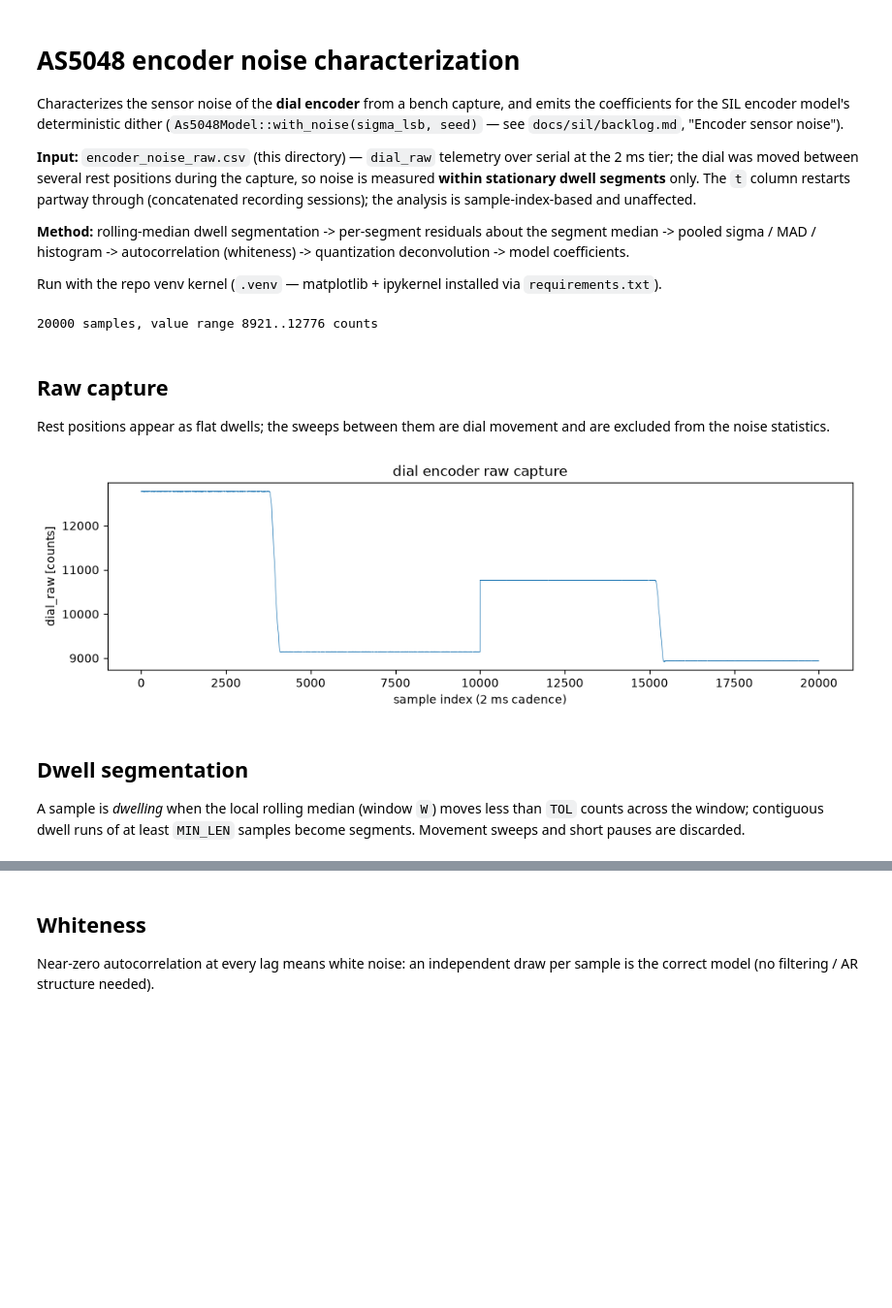
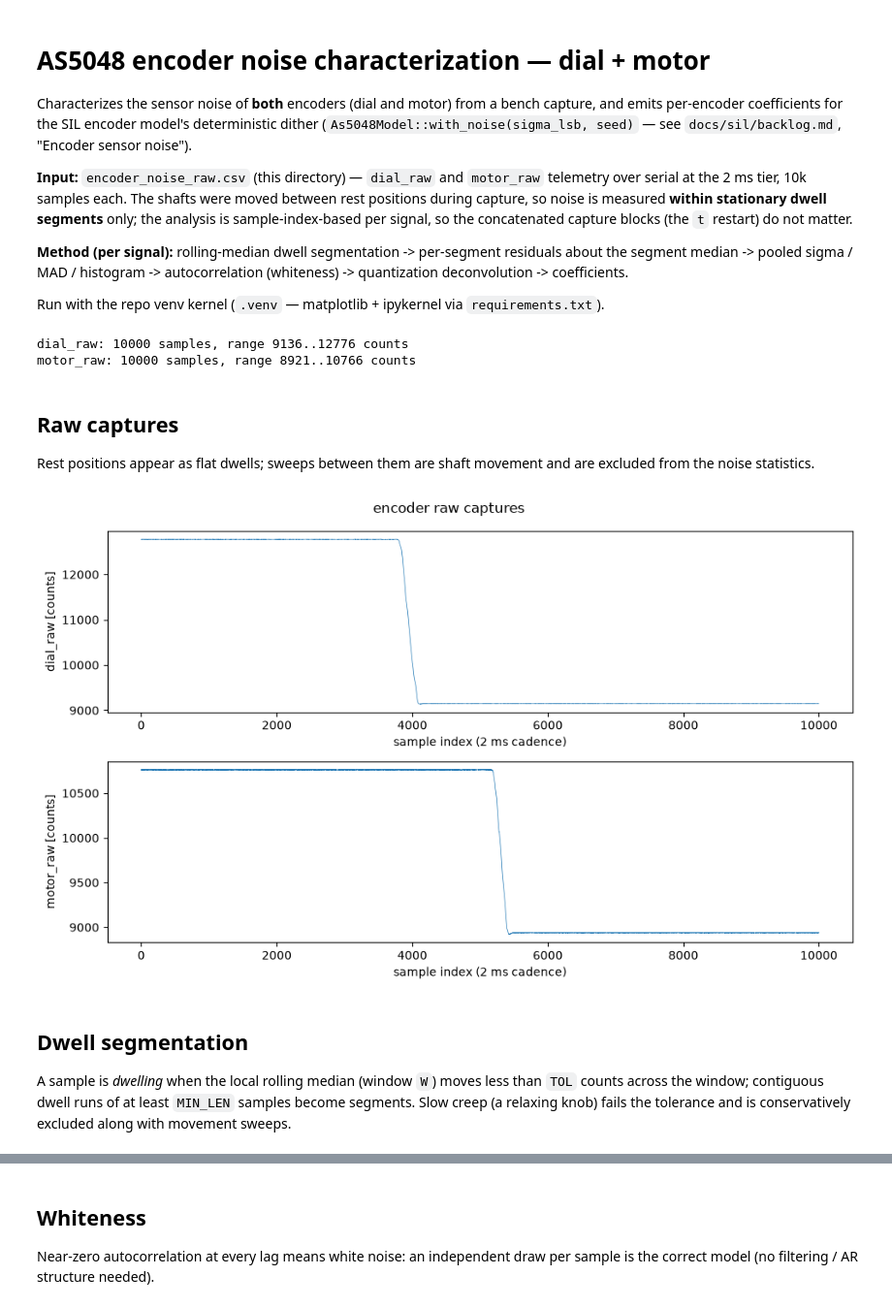
Before and after one commit to PCSmithy/pcs_bldc, a Jupyter notebook: tools/trace_analysis/encoder_noise_baseline/encoder_noise_analysis.ipynb, the cells around one changed output, grey strips where cells are left out. Shown at 97% size. Saved outputs shown, nothing was run; the diff lists cells and outputs as text; code cells hidden in the pictures; blank space fills up the shorter version.

```diff
--- a/tools/trace_analysis/encoder_noise_baseline/encoder_noise_analysis.ipynb
+++ b/tools/trace_analysis/encoder_noise_baseline/encoder_noise_analysis.ipynb
@@ -1,25 +1,27 @@
 # %% [markdown]
-# AS5048 encoder noise characterization
+# AS5048 encoder noise characterization — dial + motor
 
-Characterizes the sensor noise of the **dial encoder** from a bench capture, and
-emits the coefficients for the SIL encoder model's deterministic dither
-(`As5048Model::with_noise(sigma_lsb, seed)` — see `docs/sil/backlog.md`,
-"Encoder sensor noise").
+Characterizes the sensor noise of **both** encoders (dial and motor) from a
+bench capture, and emits per-encoder coefficients for the SIL encoder model's
+deterministic dither (`As5048Model::with_noise(sigma_lsb, seed)` — see
+`docs/sil/backlog.md`, "Encoder sensor noise").
 
-**Input:** `encoder_noise_raw.csv` (this directory) — `dial_raw` telemetry over
-serial at the 2 ms tier; the dial was moved between several rest positions during
-the capture, so noise is measured **within stationary dwell segments** only.
-The `t` column restarts partway through (concatenated recording sessions); the
-analysis is sample-index-based and unaffected.
+**Input:** `encoder_noise_raw.csv` (this directory) — `dial_raw` and
+`motor_raw` telemetry over serial at the 2 ms tier, 10k samples each. The
+shafts were moved between rest positions during capture, so noise is measured
+**within stationary dwell segments** only; the analysis is
+sample-index-based per signal, so the concatenated capture blocks (the `t`
+restart) do not matter.
 
-**Method:** rolling-median dwell segmentation -> per-segment residuals about the
-segment median -> pooled sigma / MAD / histogram -> autocorrelation (whiteness)
--> quantization deconvolution -> model coefficients.
+**Method (per signal):** rolling-median dwell segmentation -> per-segment
+residuals about the segment median -> pooled sigma / MAD / histogram ->
+autocorrelation (whiteness) -> quantization deconvolution -> coefficients.
 
-Run with the repo venv kernel (`.venv` — matplotlib + ipykernel installed via
+Run with the repo venv kernel (`.venv` — matplotlib + ipykernel via
 `requirements.txt`).
 # %%
 import csv
+from collections import defaultdict
 from pathlib import Path
 
 import matplotlib.pyplot as plt
@@ -27,38 +29,40 @@ import numpy as np
 
 CSV = Path("encoder_noise_raw.csv")
 COUNTS_PER_REV = 16384  # AS5048: 14-bit
+LSB_TO_MDEG = 360.0 / COUNTS_PER_REV * 1000.0
 
-t_ms, value = [], []
+raw = defaultdict(list)
 with open(CSV) as f:
     for row in csv.DictReader(f):
-        t_ms.append(float(row["t"]))
-        value.append(float(row["value"]))
-v = np.array(value)
-n = len(v)
-print(f"{n} samples, value range {v.min():.0f}..{v.max():.0f} counts")
+        raw[row["signalName"]].append(float(row["value"]))
+signals = {name.split("/")[-1]: np.array(vals) for name, vals in sorted(raw.items())}
+for name, v in signals.items():
+    print(f"{name}: {len(v)} samples, range {v.min():.0f}..{v.max():.0f} counts")
 # %% [output]
-20000 samples, value range 8921..12776 counts
+dial_raw: 10000 samples, range 9136..12776 counts
+motor_raw: 10000 samples, range 8921..10766 counts
 # %% [markdown]
-## Raw capture
+## Raw captures
 
-Rest positions appear as flat dwells; the sweeps between them are dial movement
+Rest positions appear as flat dwells; sweeps between them are shaft movement
 and are excluded from the noise statistics.
 # %%
-fig, ax = plt.subplots(figsize=(10, 3.2))
-ax.plot(v, lw=0.5)
-ax.set_xlabel("sample index (2 ms cadence)")
-ax.set_ylabel("dial_raw [counts]")
-ax.set_title("dial encoder raw capture")
+fig, axes = plt.subplots(len(signals), 1, figsize=(10, 3.0 * len(signals)), sharex=False)
+for ax, (name, v) in zip(np.atleast_1d(axes), signals.items()):
+    ax.plot(v, lw=0.5)
+    ax.set_ylabel(f"{name} [counts]")
+    ax.set_xlabel("sample index (2 ms cadence)")
+fig.suptitle("encoder raw captures")
 fig.tight_layout()
 # %% [output]
-[figure, old version]
+[figure, new version]
 # %% [markdown]
 ## Dwell segmentation
 
 A sample is *dwelling* when the local rolling median (window `W`) moves less
 than `TOL` counts across the window; contiguous dwell runs of at least
-`MIN_LEN` samples become segments. Movement sweeps and short pauses are
-discarded.
+`MIN_LEN` samples become segments. Slow creep (a relaxing knob) fails the
+tolerance and is conservatively excluded along with movement sweeps.
 # %%
 W, TOL, MIN_LEN = 25, 2.0, 200
 
```
Also changed, not shown: parts of 8 cells of this notebook.
